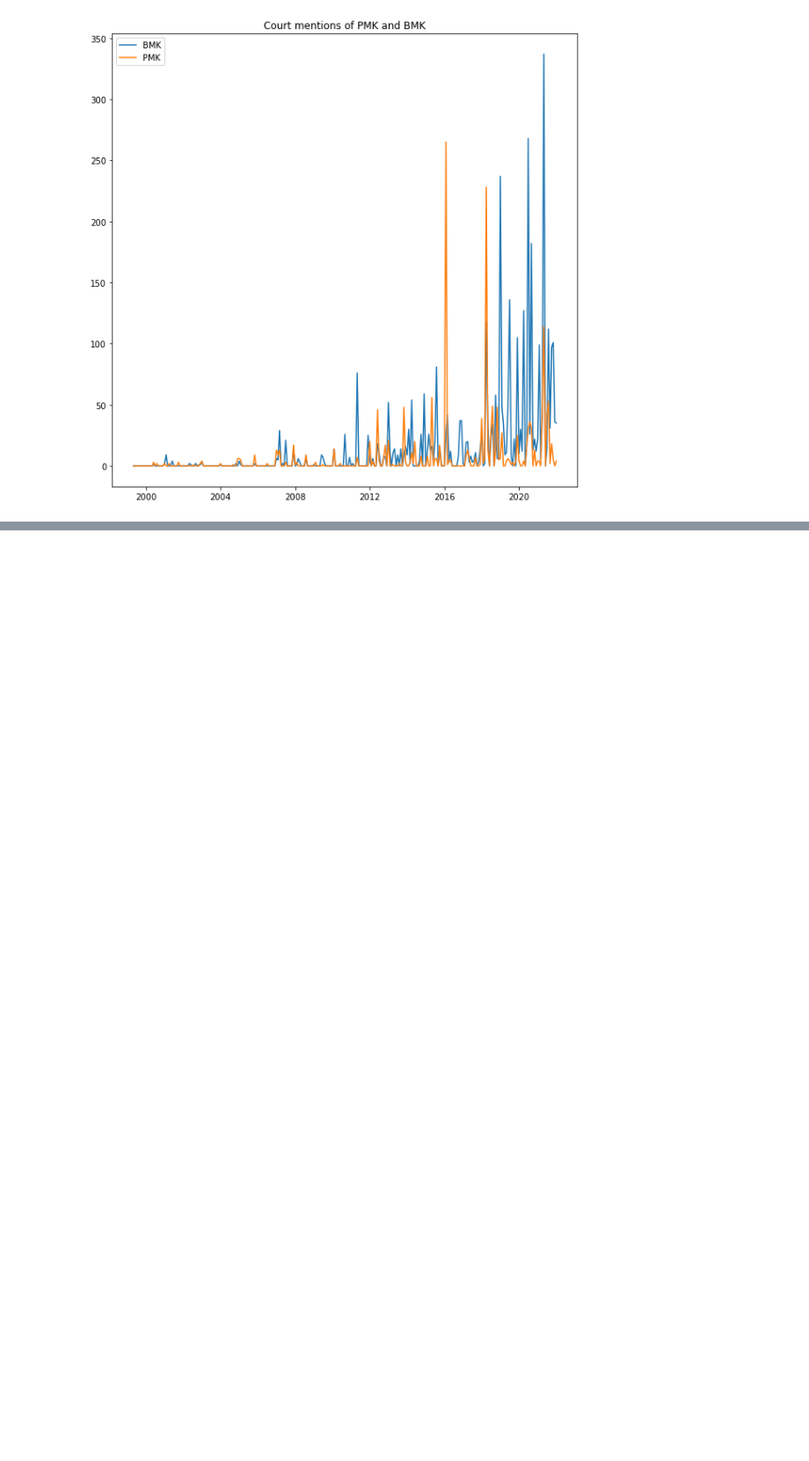
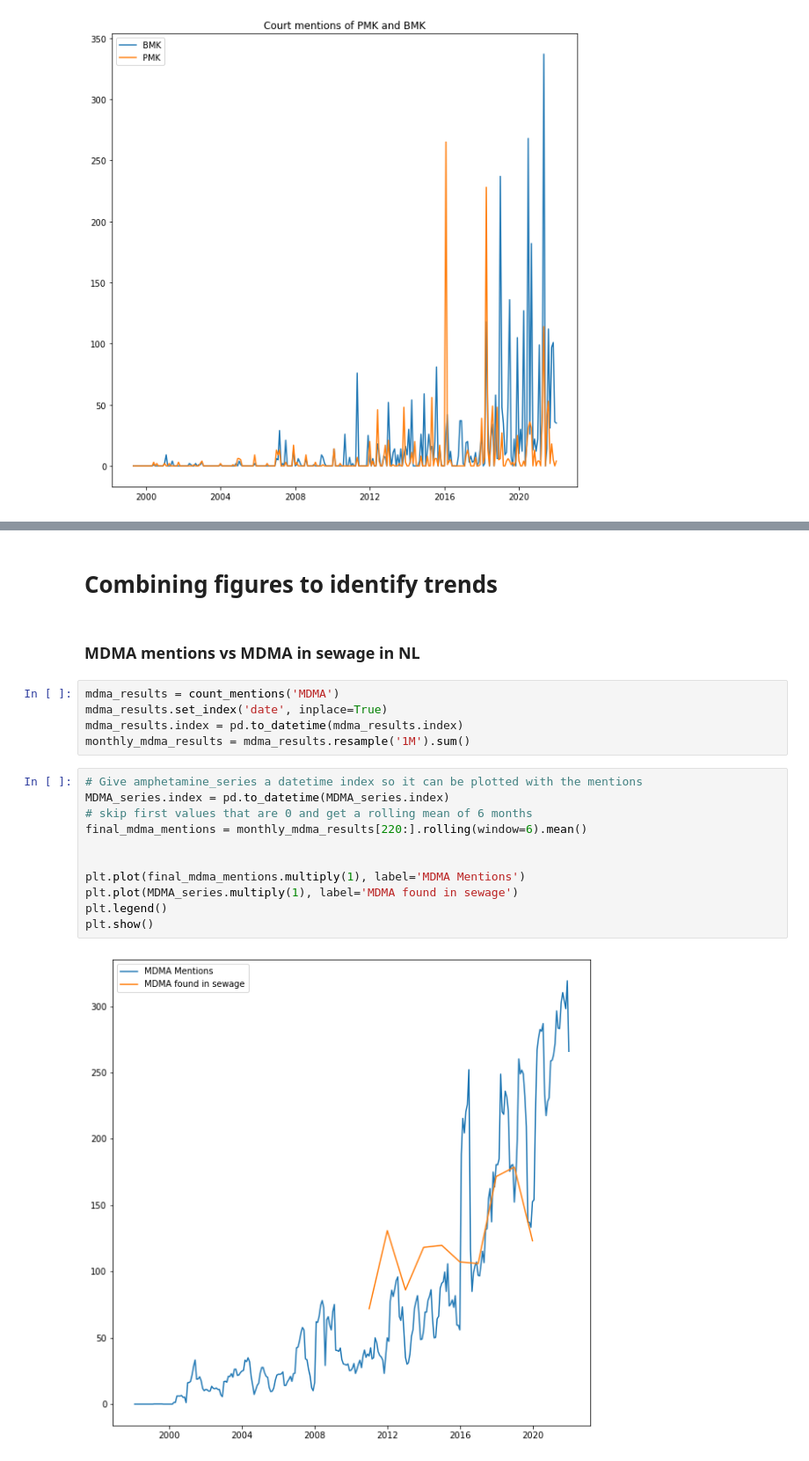
Before and after one commit to bloemetjesgordijn/DSP, a Jupyter notebook: Untitled.ipynb, the cells around one changed output, grey strips where cells are left out. Shown at 88% size. Cells and saved outputs as stored; diff of their text form; blank space fills up the shorter version.

```diff
--- a/Untitled.ipynb
+++ b/Untitled.ipynb
@@ -275,0 +482,22 @@ Text(0.5, 1.0, 'Drugs found in wastewater in mg/1000 per person/day')
+# %% [markdown]
+<h1>Combining figures to identify trends</h1>
+# %% [markdown]
+<h3>MDMA mentions vs MDMA in sewage in NL</h3>
+# %%
+mdma_results = count_mentions('MDMA')
+mdma_results.set_index('date', inplace=True)
+mdma_results.index = pd.to_datetime(mdma_results.index)
+monthly_mdma_results = mdma_results.resample('1M').sum()
+# %%
+# Give amphetamine_series a datetime index so it can be plotted with the mentions
+MDMA_series.index = pd.to_datetime(MDMA_series.index)
+# skip first values that are 0 and get a rolling mean of 6 months
+final_mdma_mentions = monthly_mdma_results[220:].rolling(window=6).mean()
+
+
+plt.plot(final_mdma_mentions.multiply(1), label='MDMA Mentions')
+plt.plot(MDMA_series.multiply(1), label='MDMA found in sewage')
+plt.legend()
+plt.show()
+# %% [output]
+[figure, added]
```
Also changed, not shown: parts of 35 cells of this notebook, 40 other files.
